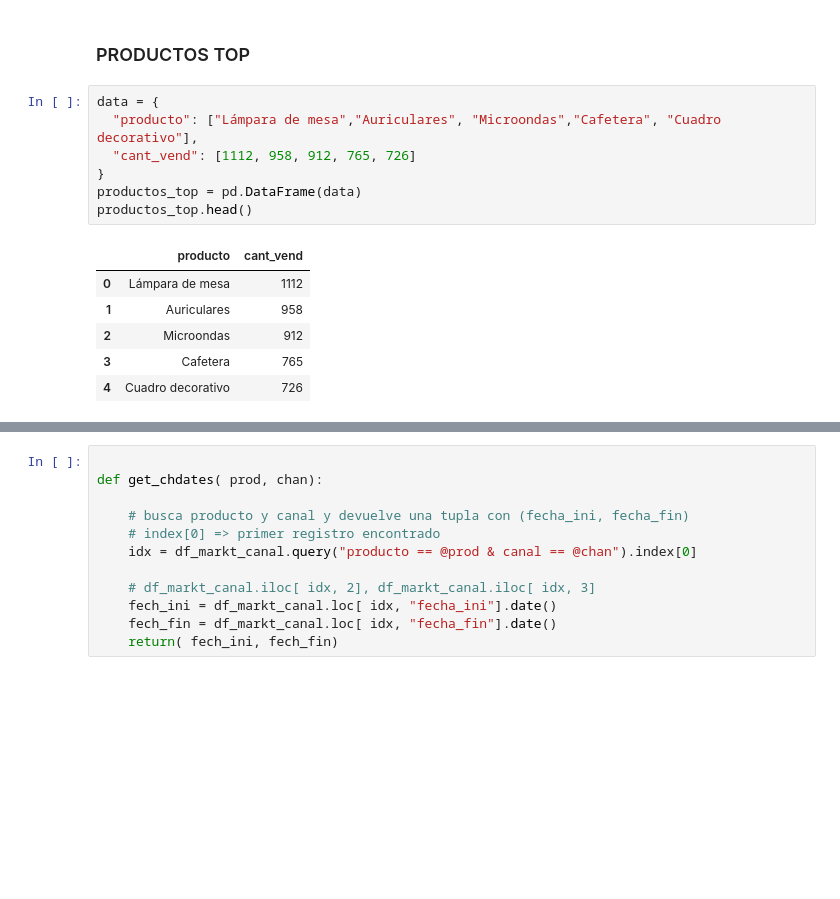
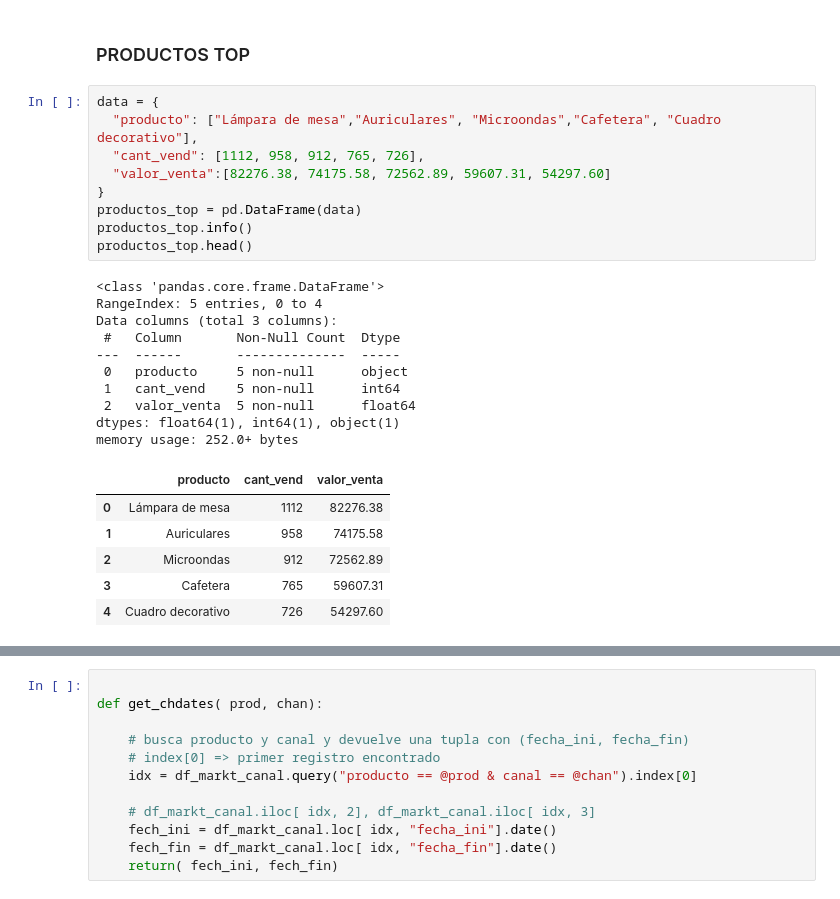
Before and after one commit to alex-degarate/DAnalytics, a Jupyter notebook: anexo/anexo.ipynb, the cells around one changed output, grey strips where cells are left out. Drawn from its saved outputs; the diff is of its cells as text; blank space fills up the shorter version.

```diff
--- a/anexo/anexo.ipynb
+++ b/anexo/anexo.ipynb
@@ -1131,14 +1172,26 @@ memory usage: 3.5+ KB
 # %%
 data = {
   "producto": ["Lámpara de mesa","Auriculares", "Microondas","Cafetera", "Cuadro decorativo"],
-  "cant_vend": [1112, 958, 912, 765, 726]
+  "cant_vend": [1112, 958, 912, 765, 726],
+  "valor_venta":[82276.38, 74175.58, 72562.89, 59607.31, 54297.60]
 }
 productos_top = pd.DataFrame(data)
+productos_top.info()
 productos_top.head()
 # %% [output]
+<class 'pandas.core.frame.DataFrame'>
+RangeIndex: 5 entries, 0 to 4
+Data columns (total 3 columns):
+ #   Column       Non-Null Count  Dtype
+---  ------       --------------  -----
+ 0   producto     5 non-null      object
+ 1   cant_vend    5 non-null      int64
+ 2   valor_venta  5 non-null      float64
+dtypes: float64(1), int64(1), object(1)
+memory usage: 252.0+ bytes
-|  | producto | cant_vend |
-| 0 | Lámpara de mesa | 1112 |
-| 1 | Auriculares | 958 |
-| 2 | Microondas | 912 |
-| 3 | Cafetera | 765 |
-| 4 | Cuadro decorativo | 726 |
+|  | producto | cant_vend | valor_venta |
+| 0 | Lámpara de mesa | 1112 | 82276.38 |
+| 1 | Auriculares | 958 | 74175.58 |
+| 2 | Microondas | 912 | 72562.89 |
+| 3 | Cafetera | 765 | 59607.31 |
+| 4 | Cuadro decorativo | 726 | 54297.60 |
```
Also changed, not shown: parts of 25 cells of this notebook.
